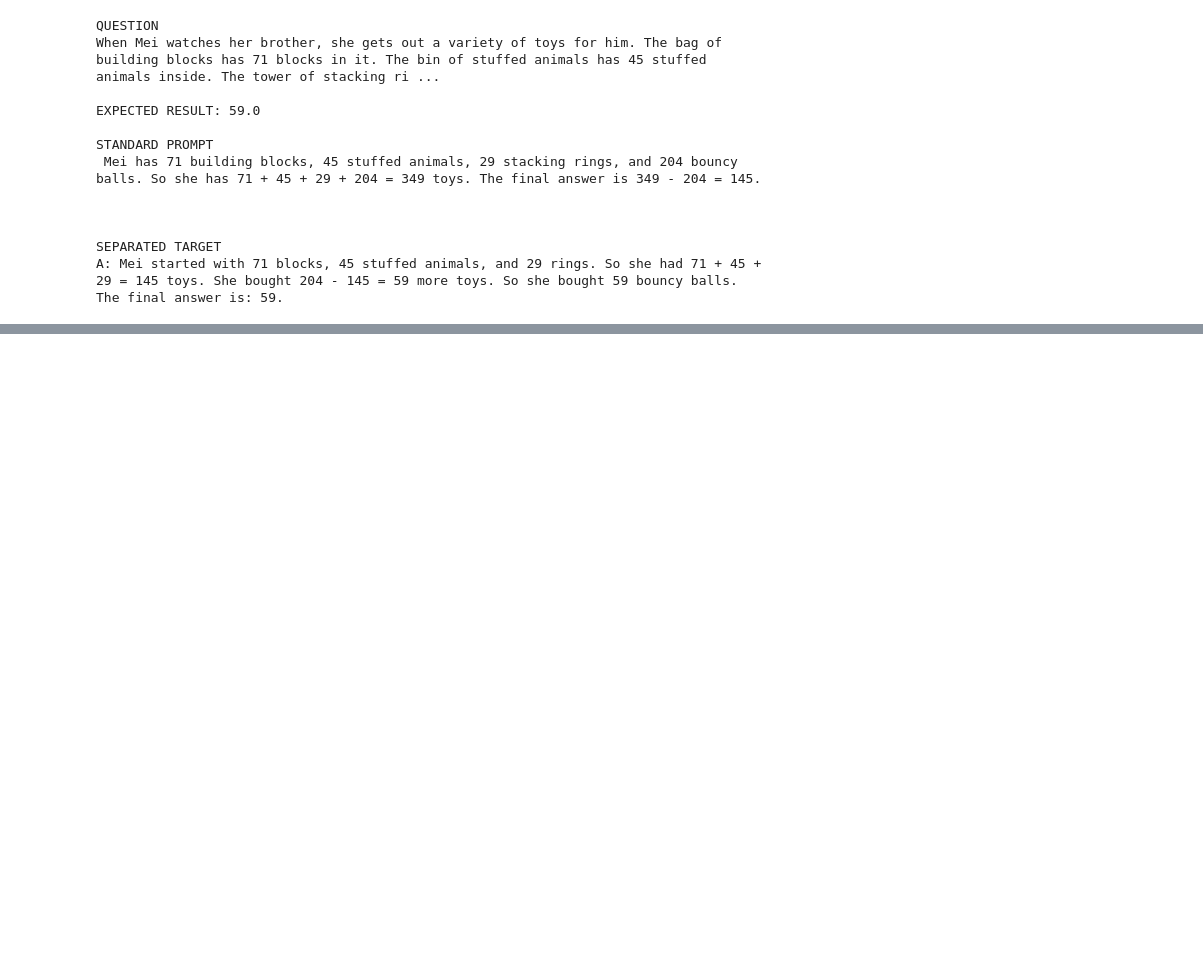
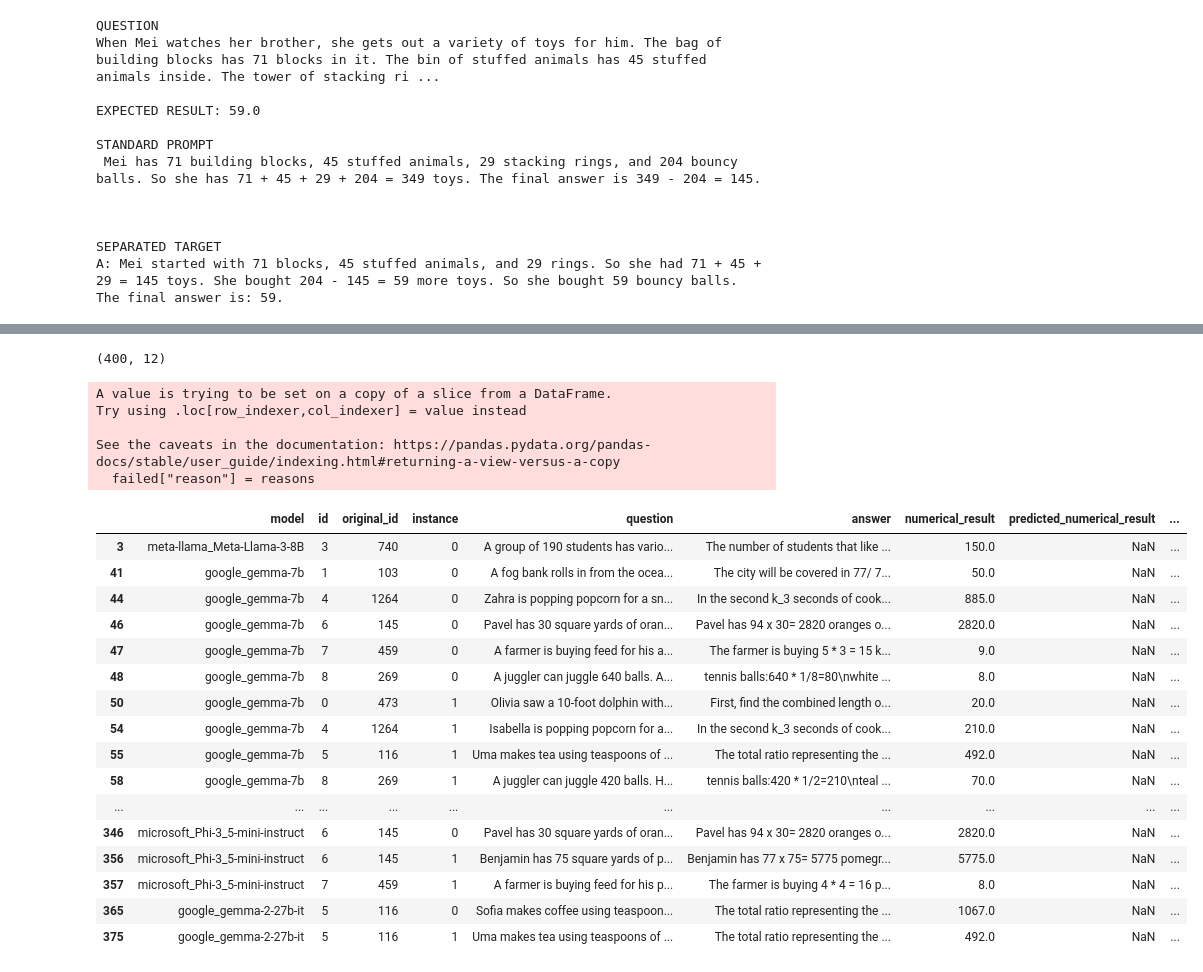
Before and after one commit to the-mysh/gsm-symbolic-benchmarking, a Jupyter notebook: notebooks/results_pres/2025-12-03.ipynb, the cells around one changed output, grey strips where cells are left out. Saved outputs shown, nothing was run; the diff lists cells and outputs as text; code cells hidden in the pictures; blank space fills up the shorter version.

Commit message:
Some fixes to answer extraction + new stuff in results notebook

```diff
--- a/notebooks/results_pres/2025-12-03.ipynb
+++ b/notebooks/results_pres/2025-12-03.ipynb
@@ -15,6 +15,8 @@ plt.style.use('seaborn-v0_8-darkgrid')
 pp = Path("../../../../data/gsm-symbolic/outputs").resolve()
 p_standard = pp / "mini_20x50x4__14_11/final"
 p_sep = pp / 'separated_targets_20x50x4__26_11/final'
+p_code = pp / 'pilot_code_output_2x10x1__02_12/final'
 # %%
 results_standard = MultiModelResultsAnalyser(p_standard/'main_test', load_full_data=True)
 results_sep = MultiModelResultsAnalyser(p_sep/'main_test', load_full_data=True)
+results_code = MultiModelResultsAnalyser(p_code/'main_test', load_full_data=True)
@@ -151,0 +166,45 @@ A: Mei started with 71 blocks, 45 stuffed animals, and 29 rings. So she had 71 +
+# %%
+results_code.full_data.shape
+# %% [output]
+(400, 12)
+# %%
+failed = results_code.full_data[results_code.full_data.predicted_numerical_result.isna()]
+# %%
+reasons = []
+keep = []
+for idx in range(len(failed)):
+    row = failed.iloc[idx]
+    try:
+        AnswerExtractor.extract_answer_code(row['full_response'])
+    except AnswerExtractionError as exc:
+        reasons.append(str(exc))
+        keep.append(True)
+    else:
+        reasons.append("")
+        keep.append(False)
+failed["reason"] = reasons
+failed = failed[keep]
+failed
+# %% [output]
+A value is trying to be set on a copy of a slice from a DataFrame.
+Try using .loc[row_indexer,col_indexer] = value instead
+
+See the caveats in the documentation: https://pandas.pydata.org/pandas-docs/stable/user_guide/indexing.html#returning-a-view-versus-a-copy
+  failed["reason"] = reasons
+|  | model | id | original_id | instance | question | answer | numerical_result | predicted_numerical_result | ... |
+| 3 | meta-llama_Meta-Llama-3-8B | 3 | 740 | 0 | A group of 190 students has vario... | The number of students that like ... | 150.0 | NaN | ... |
+| 41 | google_gemma-7b | 1 | 103 | 0 | A fog bank rolls in from the ocea... | The city will be covered in 77/ 7... | 50.0 | NaN | ... |
+| 44 | google_gemma-7b | 4 | 1264 | 0 | Zahra is popping popcorn for a sn... | In the second k_3 seconds of cook... | 885.0 | NaN | ... |
+| 46 | google_gemma-7b | 6 | 145 | 0 | Pavel has 30 square yards of oran... | Pavel has 94 x 30= 2820 oranges o... | 2820.0 | NaN | ... |
+| 47 | google_gemma-7b | 7 | 459 | 0 | A farmer is buying feed for his a... | The farmer is buying 5 * 3 = 15 k... | 9.0 | NaN | ... |
+| 48 | google_gemma-7b | 8 | 269 | 0 | A juggler can juggle 640 balls. A... | tennis balls:640 * 1/8=80\nwhite ... | 8.0 | NaN | ... |
+| 50 | google_gemma-7b | 0 | 473 | 1 | Olivia saw a 10-foot dolphin with... | First, find the combined length o... | 20.0 | NaN | ... |
+| 54 | google_gemma-7b | 4 | 1264 | 1 | Isabella is popping popcorn for a... | In the second k_3 seconds of cook... | 210.0 | NaN | ... |
+| 55 | google_gemma-7b | 5 | 116 | 1 | Uma makes tea using teaspoons of ... | The total ratio representing the ... | 492.0 | NaN | ... |
+| 58 | google_gemma-7b | 8 | 269 | 1 | A juggler can juggle 420 balls. H... | tennis balls:420 * 1/2=210\nteal ... | 70.0 | NaN | ... |
+| ... | ... | ... | ... | ... | ... | ... | ... | ... | ... |
+| 346 | microsoft_Phi-3_5-mini-instruct | 6 | 145 | 0 | Pavel has 30 square yards of oran... | Pavel has 94 x 30= 2820 oranges o... | 2820.0 | NaN | ... |
+| 356 | microsoft_Phi-3_5-mini-instruct | 6 | 145 | 1 | Benjamin has 75 square yards of p... | Benjamin has 77 x 75= 5775 pomegr... | 5775.0 | NaN | ... |
+| 357 | microsoft_Phi-3_5-mini-instruct | 7 | 459 | 1 | A farmer is buying feed for his p... | The farmer is buying 4 * 4 = 16 p... | 8.0 | NaN | ... |
+| 365 | google_gemma-2-27b-it | 5 | 116 | 0 | Sofia makes coffee using teaspoon... | The total ratio representing the ... | 1067.0 | NaN | ... |
+| 375 | google_gemma-2-27b-it | 5 | 116 | 1 | Uma makes tea using teaspoons of ... | The total ratio representing the ... | 492.0 | NaN | ... |
```
Also changed, not shown: parts of 16 cells of this notebook, 2 other files.
